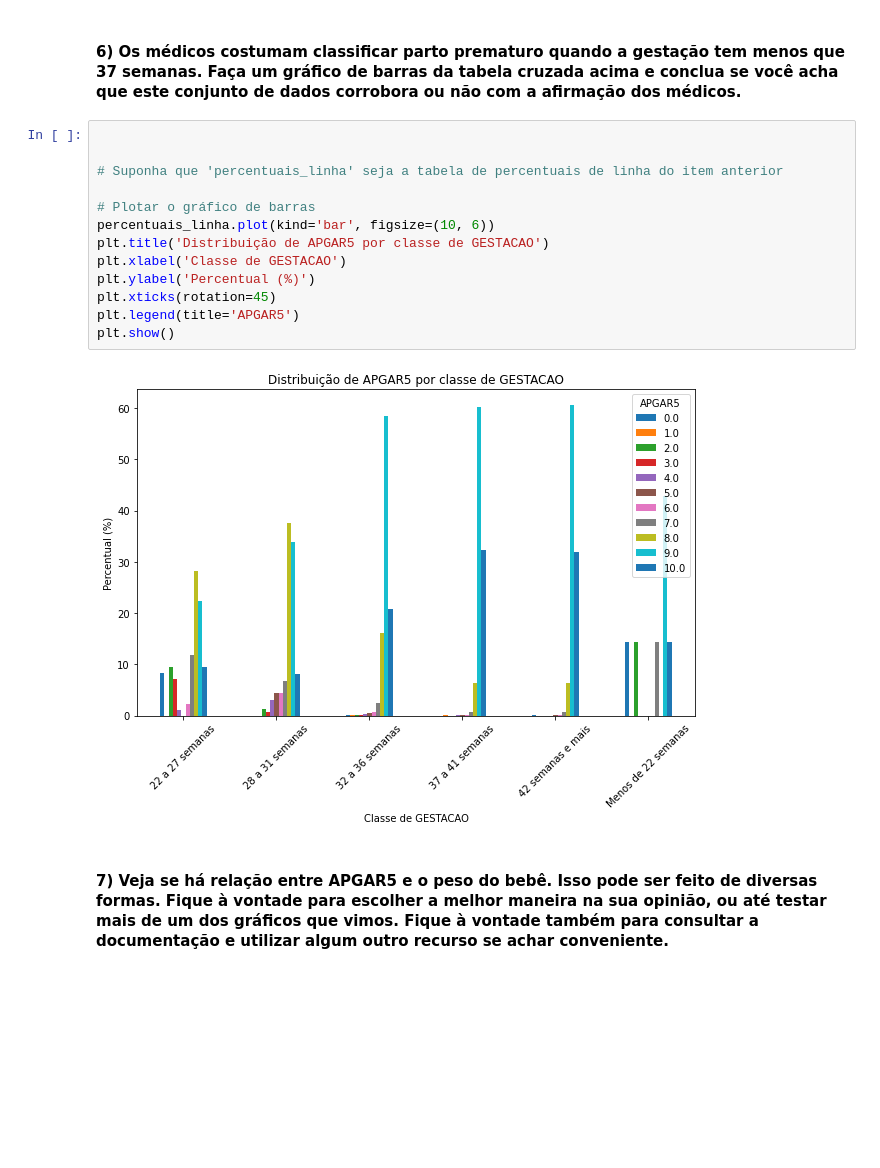
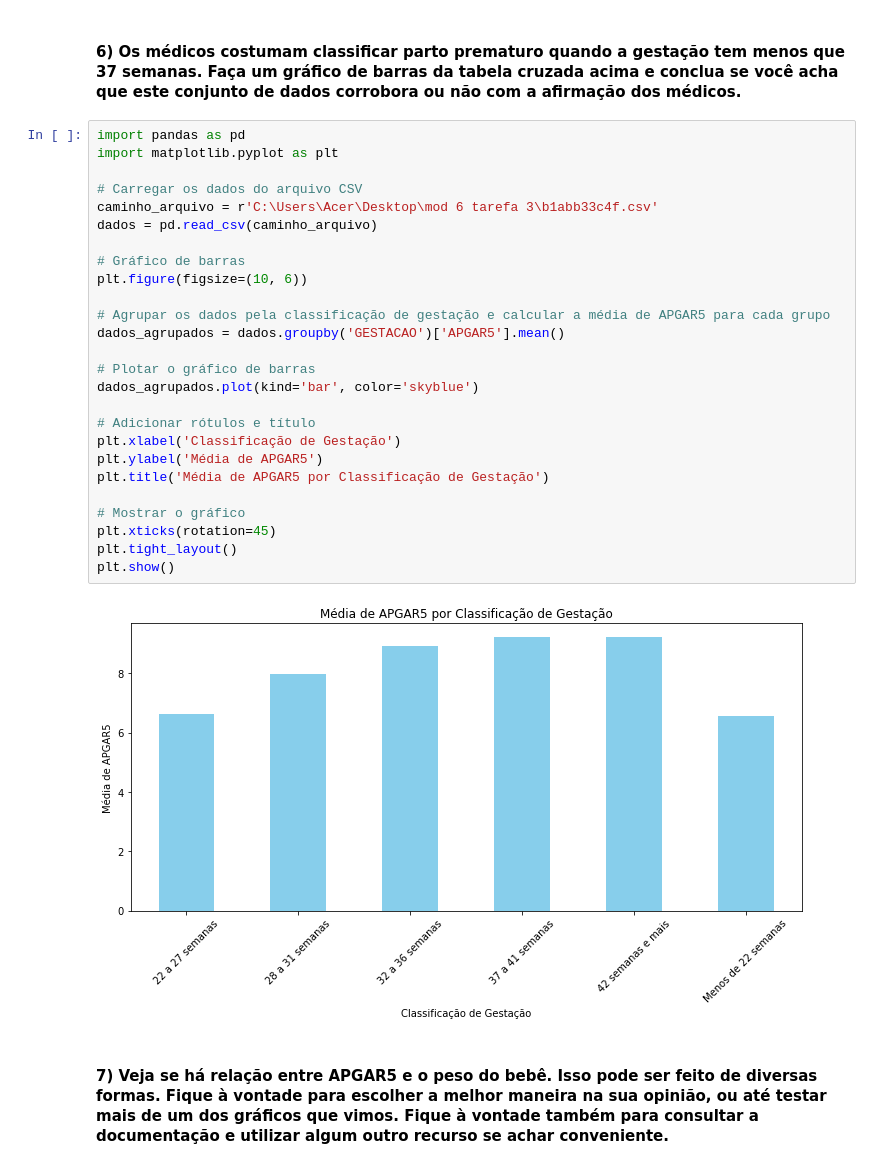
Before and after one commit to PauloV-Fernandes/portfolio-data-science, a Jupyter notebook: mod06 Tarefa 3.ipynb, the cells around one changed output. Cells and saved outputs as stored; diff of their text form; blank space fills up the shorter version.

```diff
--- a/mod06 Tarefa 3.ipynb
+++ b/mod06 Tarefa 3.ipynb
@@ -139,19 +143,32 @@ Menos de 22 semanas  14.285714
 # %% [markdown]
 ####  6) Os médicos costumam classificar parto prematuro quando a gestação tem menos que 37 semanas. Faça um gráfico de barras da tabela cruzada acima e conclua se você acha que este conjunto de dados corrobora ou não com a afirmação dos médicos.
-# %%
-
-
-# Suponha que 'percentuais_linha' seja a tabela de percentuais de linha do item anterior
-
-# Plotar o gráfico de barras
-percentuais_linha.plot(kind='bar', figsize=(10, 6))
-plt.title('Distribuição de APGAR5 por classe de GESTACAO')
-plt.xlabel('Classe de GESTACAO')
-plt.ylabel('Percentual (%)')
-plt.xticks(rotation=45)
-plt.legend(title='APGAR5')
-plt.show()
-# %% [output]
-[figure, removed]
+# %%
+import pandas as pd
+import matplotlib.pyplot as plt
+
+# Carregar os dados do arquivo CSV
+caminho_arquivo = r'C:\Users\Acer\Desktop\mod 6 tarefa 3\b1abb33c4f.csv'
+dados = pd.read_csv(caminho_arquivo)
+
+# Gráfico de barras
+plt.figure(figsize=(10, 6))
+
+# Agrupar os dados pela classificação de gestação e calcular a média de APGAR5 para cada grupo
+dados_agrupados = dados.groupby('GESTACAO')['APGAR5'].mean()
+
+# Plotar o gráfico de barras
+dados_agrupados.plot(kind='bar', color='skyblue')
+
+# Adicionar rótulos e título
+plt.xlabel('Classificação de Gestação')
+plt.ylabel('Média de APGAR5')
+plt.title('Média de APGAR5 por Classificação de Gestação')
+
+# Mostrar o gráfico
+plt.xticks(rotation=45)
+plt.tight_layout()
+plt.show()
+# %% [output]
+[figure, added]
 # %% [markdown]
 #### 7) Veja se há relação entre APGAR5 e o peso do bebê. Isso pode ser feito de diversas formas. Fique à vontade para escolher a melhor maneira na sua opinião, ou até testar mais de um dos gráficos que vimos. Fique à vontade também para consultar a documentação e utilizar algum outro recurso se achar conveniente.
```
Also changed, not shown: parts of 7 cells of this notebook.
